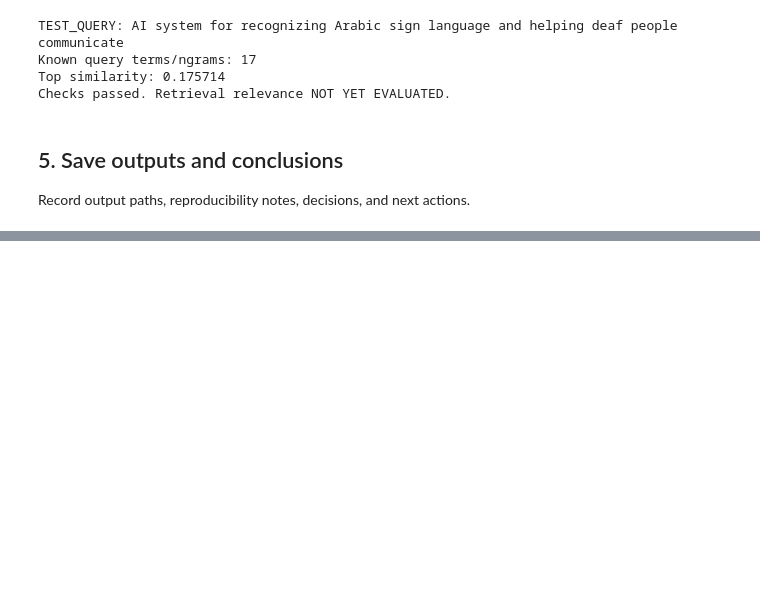
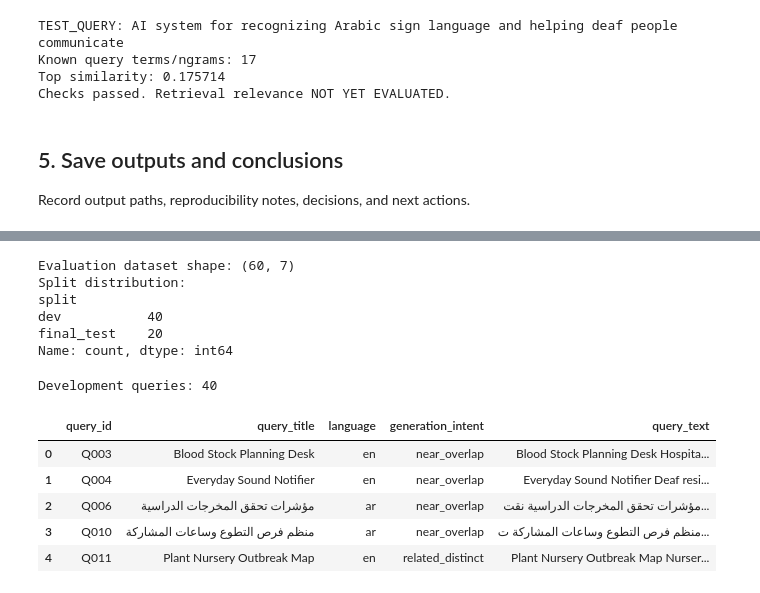
Before and after one commit to esrrahafase-crypto/Origin, a Jupyter notebook: notebooks/04_TFIDF_Baseline.ipynb, the cells around one changed output, grey strips where cells are left out. Drawn from its saved outputs; the diff is of its cells as text; code cells hidden in the pictures; blank space fills up the shorter version.

```diff
--- a/notebooks/04_TFIDF_Baseline.ipynb
+++ b/notebooks/04_TFIDF_Baseline.ipynb
@@ -235,0 +269,54 @@ files.download(archive)
+# %%
+EVAL_URL = (
+    "https://raw.githubusercontent.com/"
+    "esrrahafase-crypto/Origin/main/"
+    "data/evaluation/evaluation_queries.csv"
+)
+
+eval_df = pd.read_csv(EVAL_URL, encoding="utf-8-sig")
+
+print("Evaluation dataset shape:", eval_df.shape)
+print("Split distribution:")
+print(eval_df["split"].value_counts())
+# %% [output]
+Evaluation dataset shape: (60, 7)
+Split distribution:
+split
+dev           40
+final_test    20
+Name: count, dtype: int64
+# %%
+dev_queries = (
+    eval_df[eval_df["split"] == "dev"]
+    .copy()
+    .reset_index(drop=True)
+)
+
+# Origin receives a project title + brief description
+dev_queries["query_text"] = (
+    dev_queries["query_title"].fillna("").str.strip()
+    + " "
+    + dev_queries["query_description"].fillna("").str.strip()
+).str.strip()
+
+print("Development queries:", len(dev_queries))
+
+display(
+    dev_queries[
+        [
+            "query_id",
+            "query_title",
+            "language",
+            "generation_intent",
+            "query_text"
+        ]
+    ].head()
+)
+# %% [output]
+Development queries: 40
+|  | query_id | query_title | language | generation_intent | query_text |
+| 0 | Q003 | Blood Stock Planning Desk | en | near_overlap | Blood Stock Planning Desk Hospita... |
+| 1 | Q004 | Everyday Sound Notifier | en | near_overlap | Everyday Sound Notifier Deaf resi... |
+| 2 | Q006 | مؤشرات تحقق المخرجات الدراسية | ar | near_overlap | مؤشرات تحقق المخرجات الدراسية نقت... |
+| 3 | Q010 | منظم فرص التطوع وساعات المشاركة | ar | near_overlap | منظم فرص التطوع وساعات المشاركة ت... |
+| 4 | Q011 | Plant Nursery Outbreak Map | en | related_distinct | Plant Nursery Outbreak Map Nurser... |
```
Also changed, not shown: parts of 12 cells of this notebook.
